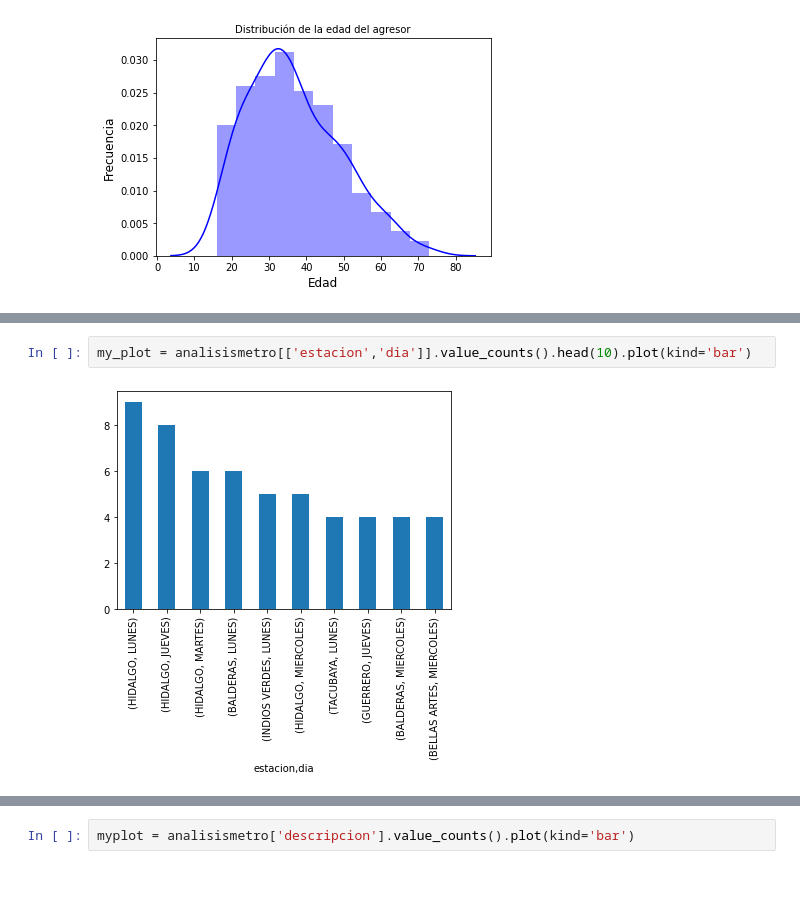
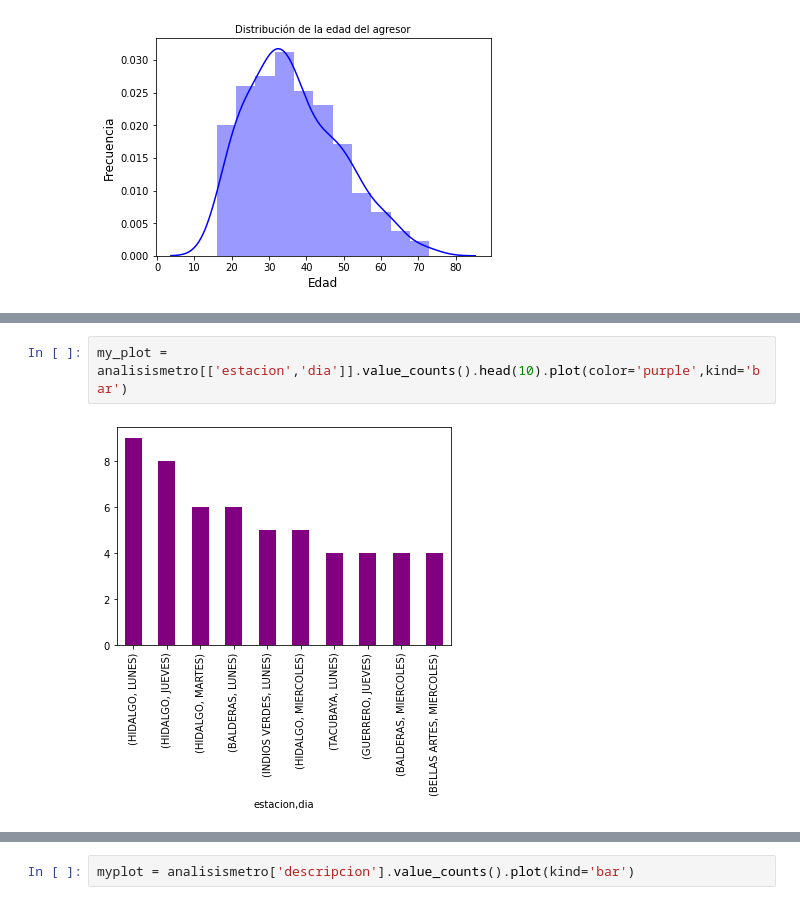
Before and after one commit to pauNancy21/Tareas-Ciencia-Datos, a Jupyter notebook: Código_fuente_ASE_I_NPGR.ipynb, the cells around one changed output, grey strips where cells are left out. Drawn from its saved outputs; the diff is of its cells as text.

```diff
--- a/Código_fuente_ASE_I_NPGR.ipynb
+++ b/Código_fuente_ASE_I_NPGR.ipynb
@@ -242,5 +242,5 @@ myplot = analisismetro['dia'].value_counts().plot(kind='bar')
 # %%
-my_plot = analisismetro[['estacion','dia']].value_counts().head(10).plot(kind='bar')
+my_plot = analisismetro[['estacion','dia']].value_counts().head(10).plot(color='purple',kind='bar')
 # %% [output]
-[figure, old version]
+[figure, new version]
 # %%
```
Also changed, not shown: parts of 15 cells of this notebook.
